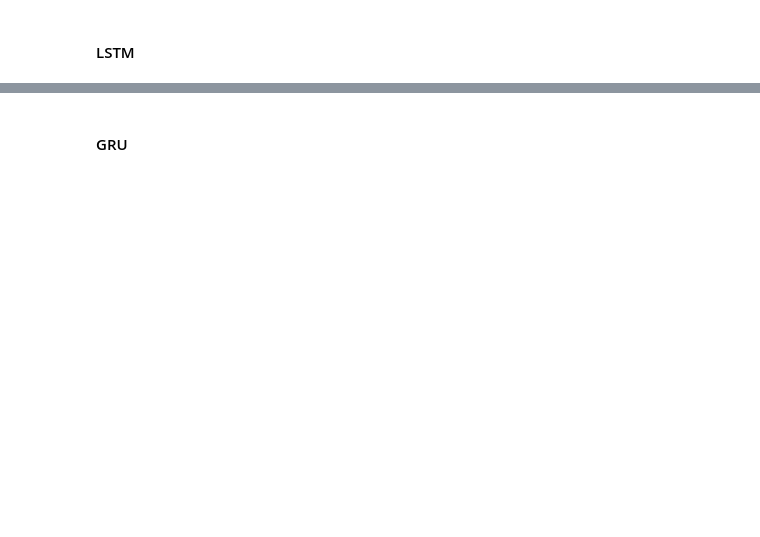
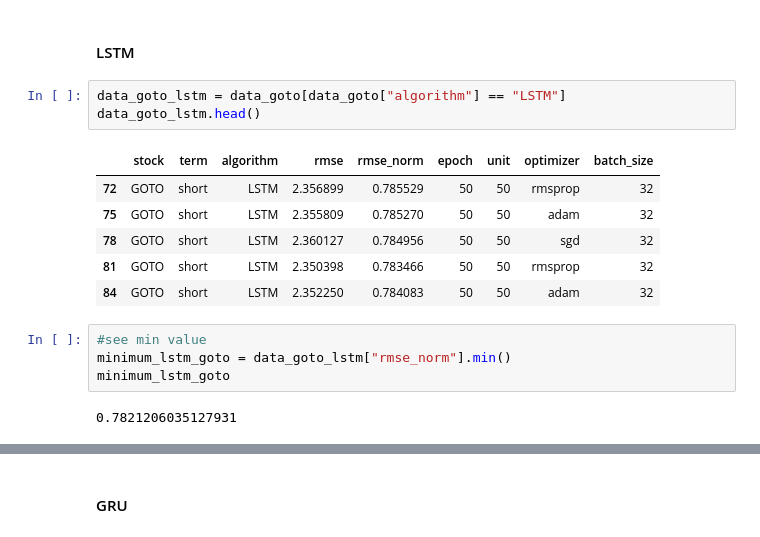
Before and after one commit to melikacandra/lstm_gru_rnn_price_predict, a Jupyter notebook: code_main/model_selector.ipynb, the cells around one changed output, grey strips where cells are left out. Saved outputs shown, nothing was run; the diff lists cells and outputs as text; blank space fills up the shorter version.

```diff
--- a/code_main/model_selector.ipynb
+++ b/code_main/model_selector.ipynb
@@ -191,2 +181,18 @@ Best Model is In GRU Algorithm with minimum RMSE Norm Result (0.29) with 100 Epo
 # %% [markdown]
 #### LSTM
+# %%
+data_goto_lstm = data_goto[data_goto["algorithm"] == "LSTM"]
+data_goto_lstm.head()
+# %% [output]
+|  | stock | term | algorithm | rmse | rmse_norm | epoch | unit | optimizer | batch_size |
+| 72 | GOTO | short | LSTM | 2.356899 | 0.785529 | 50 | 50 | rmsprop | 32 |
+| 75 | GOTO | short | LSTM | 2.355809 | 0.785270 | 50 | 50 | adam | 32 |
+| 78 | GOTO | short | LSTM | 2.360127 | 0.784956 | 50 | 50 | sgd | 32 |
+| 81 | GOTO | short | LSTM | 2.350398 | 0.783466 | 50 | 50 | rmsprop | 32 |
+| 84 | GOTO | short | LSTM | 2.352250 | 0.784083 | 50 | 50 | adam | 32 |
+# %%
+#see min value
+minimum_lstm_goto = data_goto_lstm["rmse_norm"].min()
+minimum_lstm_goto
+# %% [output]
+0.7821206035127931
```
Also changed, not shown: parts of 11 cells of this notebook.
